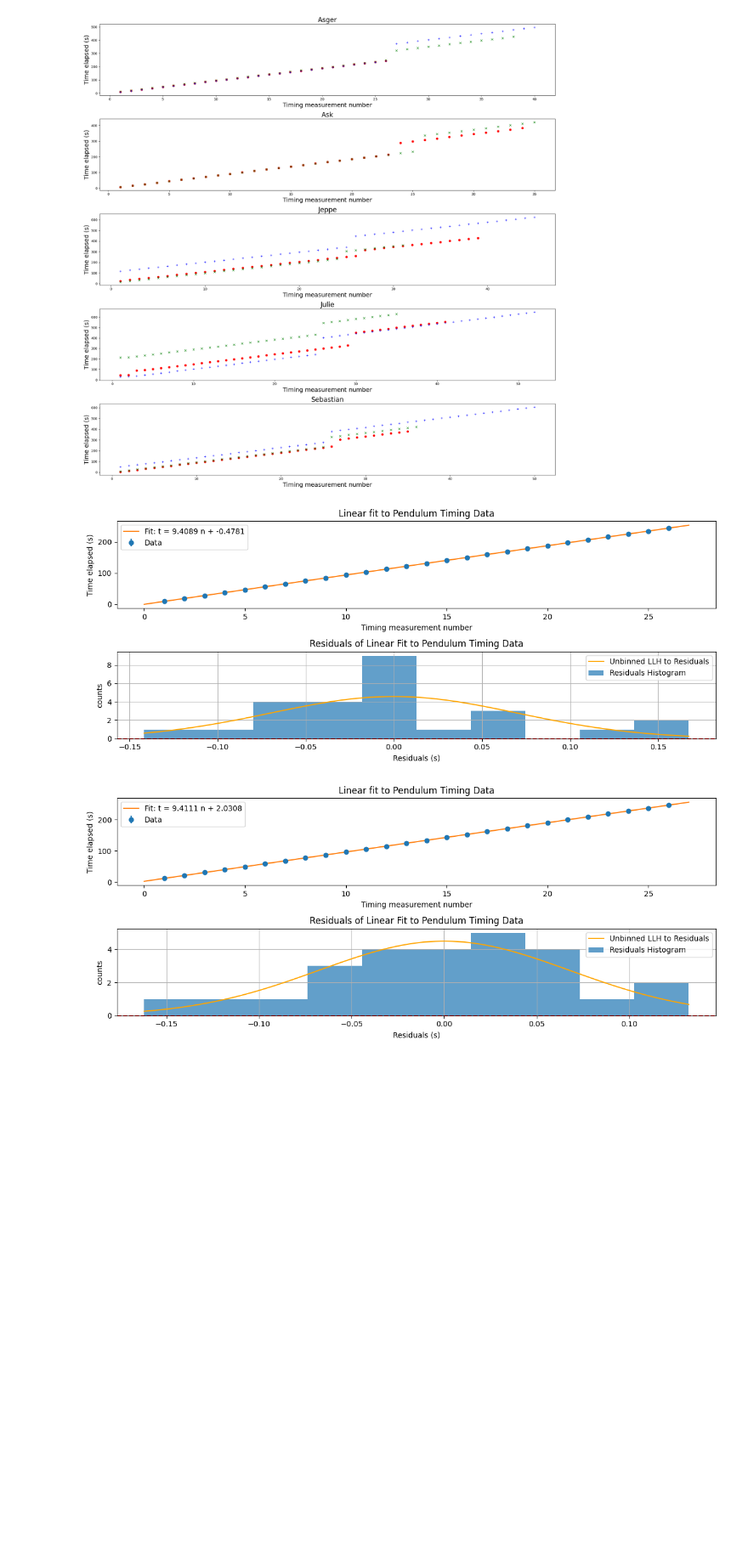
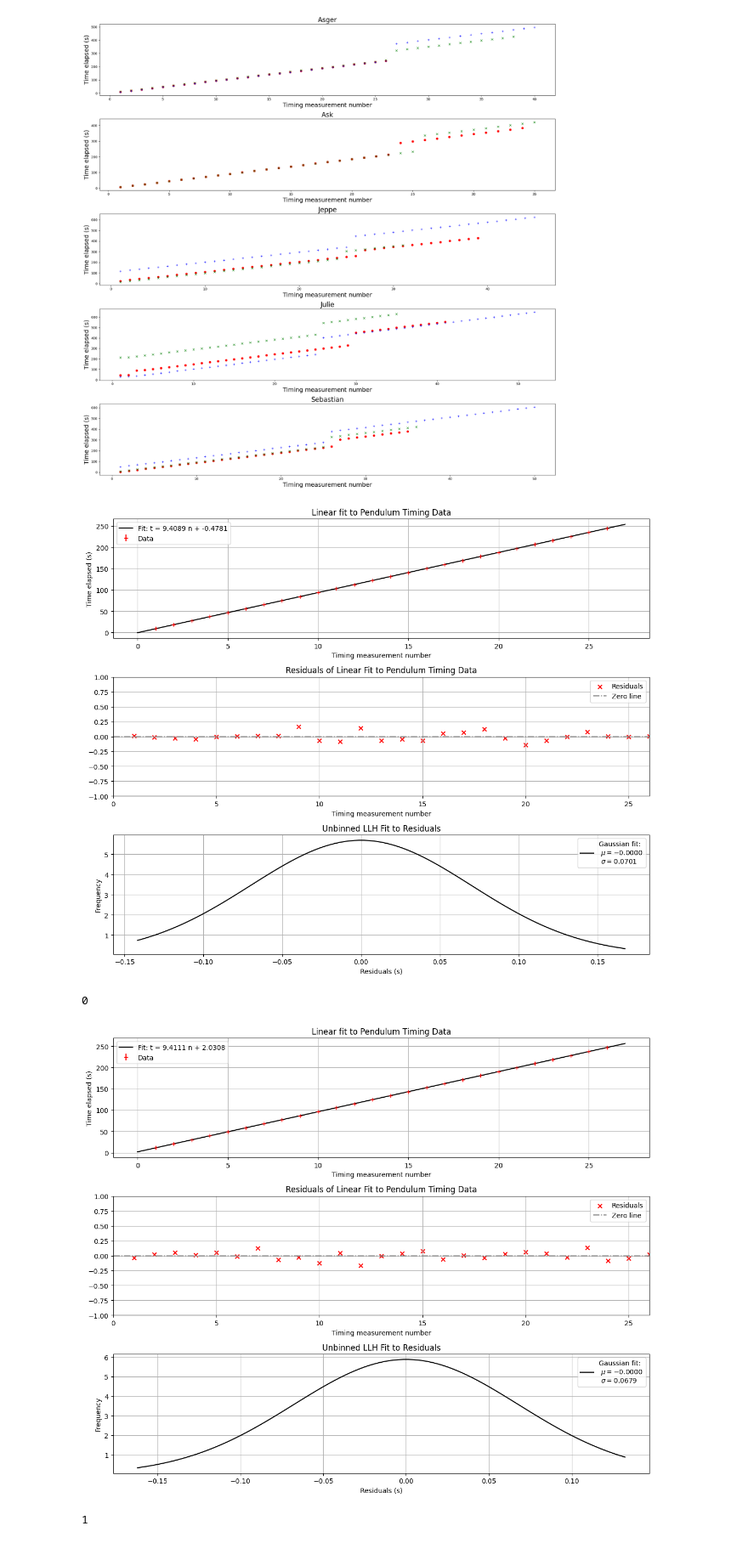
Before and after one commit to Julieloegstrup/Project, a Jupyter notebook: Pendulum/asger/asger_pendulum.ipynb, the cells around one changed output. Shown at 85% size. Saved outputs shown, nothing was run; the diff lists cells and outputs as text; code cells hidden in the pictures; blank space fills up the shorter version.

Commit message:
fixed plots

```diff
--- a/Pendulum/asger/asger_pendulum.ipynb
+++ b/Pendulum/asger/asger_pendulum.ipynb
@@ -146,6 +146,7 @@ def gauss_pdf(x,mu, sigma) :
     return 1.0 / np.sqrt(2*np.pi) / sigma * np.exp( -0.5 * (x-mu)**2 / sigma**2)
 
 def clean_data(data_array):
+
 
     criterion = 1.0 / (2 * len(data_array))  # Bonferroni correction
     mean = data_array.mean()
@@ -164,7 +165,8 @@ def clean_data(data_array):
     # apply mask to the inputs (use local arrays, not the global L30cm)
     data_subset = data_array[keep_mask]
 
-    return data_subset
+
+    return data_subset, keep_mask
 # %%
 i=0
 param_list = []
@@ -178,7 +180,13 @@ for dat in data_sets:
         n_cut, t_cut = cut_data(n, t, max_n=26)
 
     if i==8:
-        n,t =n[2:], t[2:]  # Julie 2 has an outlier at n=0
+        n_cut,t_cut =n_cut[3:], t_cut[3:]  # Julie 2 has an outlier at n=0
+
+    if i==9:
+        n_cut,t_cut =n_cut[2:], t_cut[2:]  # Julie 3 has outliers at n=0
+
+    if i==10:
+        n_cut,t_cut =n_cut[2:], t_cut[2:]
 
     chi2_lin =cost.LeastSquares(n_cut, t_cut, sig_t, lin_fit)
     m_lin = Minuit(chi2_lin, a=0.1, b=0.1)
@@ -199,61 +207,83 @@ sigmas = []
 for dat, params in zip(data_sets, param_list):
     n, t = cut_data(*dat, max_n=23 if i in (3,4,6,7,9,10,12,13) else 26)
     if i==8:
-        n,t =n[2:], t[2:]  # Julie 1 has outliers at n=0
+        n,t =n[2:], t[2:]  # Julie 1 has outliers at n=0,1
 
     a, b = params
     #a_rest, b_rest = params_rest
-    fig, axs = plt.subplots(2,1,figsize=(12,5))
-    axs[0].errorbar(n, t, yerr=sig_t, fmt='o', label='Data')
+    fig, axs = plt.subplots(3,1,figsize=(12,10))
+    axs[0].errorbar(n, t, yerr=sig_t,c='red',fmt='+', label='Data')
     #axs[0].errorbar(n_rest, t_rest, yerr=sig_t, fmt='x', label='Data after break')
     n_fit = np.linspace(0, 27, 100)
 
     t_fit = lin_fit(n_fit, a, b)
     #if len(n_rest)>3:
         #t_fit_rest = lin_fit(n_fit, a_rest, b_rest)
-    axs[0].plot(n_fit, t_fit, label='Fit: t = {:.4f} n + {:.4f}'.format(a, b))
+    axs[0].plot(n_fit, t_fit,c='black', label='Fit: t = {:.4f} n + {:.4f}'.format(a, b))
     #if len(t_fit_rest) !=0:
         #axs[0].plot(n_fit, t_fit_rest, label='Fit after break: t = {:.4f} n + {:.4f}'.format(a_rest, b_rest))
     axs[0].set_xlabel('Timing measurement number')
     axs[0].set_ylabel('Time elapsed (s)')
     axs[0].set_title('Linear fit to Pendulum Timing Data')
     axs[0].legend()
+    axs[0].grid()
+
     # residual plot
 
     residuals = np.array(t - lin_fit(n, a, b))
+    n_res = np.arange(1,len(residuals)+1,1)
+
     # Clean residuals from outliers
     for _ in range(8):  # Repeat cleaning process 8 times
-        residuals = clean_data(residuals)
+        residuals, keep_mask = clean_data(residuals)
+        n_res = n_res[keep_mask]
+
+    axs[1].scatter(n_res, residuals, color='red', marker='x', label='Residuals')
+    axs[1].set_title('Residuals of Linear Fit to Pendulum Timing Data')
+    axs[1].set_xlabel('Timing measurement number')
+    axs[1].set_ylim(-1.0, 1.0)
+    axs[1].set_xlim(0, 23 if (i==3 or i==6) else 26)
+    axs[1].axhline(0, color='grey', linestyle='-.', label='Zero line')
+    axs[1].legend()
+    axs[1].grid()
 
 
 
     ullhfit = cost.UnbinnedNLL(residuals, gauss_pdf)
 
     minuit_ullh = Minuit(ullhfit,  mu=0, sigma=0.1)
     minuit_ullh.migrad()
     #Nbins= int(np.sqrt(len(n)))
-    Nbins=10
+    #Nbins=10
 
-    counts, edges = np.histogram(residuals, bins=Nbins)
-    bin_width = edges[1] - edges[0]
-    bin_centers = 0.5 * (edges[1:] + edges[:-1])
-    axs[1].bar(bin_centers, counts, width=bin_width, alpha=0.7, label='Residuals Histogram')
+    #counts, edges = np.histogram(residuals, bins=Nbins)
+    #bin_width = edges[1] - edges[0]
+    #bin_centers = 0.5 * (edges[1:] + edges[:-1])
+    #axs[1].bar(bin_centers, counts, width=bin_width, alpha=0.7, label='Residuals Histogram')
     x_plot = np.linspace(min(residuals), max(residuals), 100)
-    y_plot =  len(residuals) * bin_width *gauss_pdf(x_plot, minuit_ullh.values['mu'], minuit_ullh.values['sigma'])
-    axs[1].plot(x_plot, y_plot, color='orange', label='Unbinned LLH to Residuals')
+    #y_plot =  len(residuals) * bin_width *gauss_pdf(x_plot, minuit_ullh.values['mu'], minuit_ullh.values['sigma'])
+    y_plot =  gauss_pdf(x_plot, minuit_ullh.values['mu'], minuit_ullh.values['sigma'])
+    axs[2].plot(x_plot, y_plot, color='black', label='Gaussian fit: \n $\mu = {:.4f}$ \n $\sigma = {:.4f}$'.format(minuit_ullh.values['mu'], minuit_ullh.values['sigma']))
+
     #axs[1].bar(edges[:-1], counts, width=bin_width, alpha=0.7, label='Residuals Histogram')
-    axs[1].axhline(0, color='red', linestyle='--')
-    axs[1].set_xlabel('Residuals (s)')
-    axs[1].set_ylabel('counts')
-    axs[1].grid()
+    #axs[1].axhline(0, color='red', linestyle='--')
+    #axs[1].set_xlabel('Residuals (s)')
+    #axs[1].set_ylabel('counts')
+    #axs[1].grid()
     #axs[1].set_ylim(-0.01, 0.01)
     #axs[1].set_xlim(0, 23 if (i==3 or i==6) else 26)
-    axs[1].set_title('Residuals of Linear Fit to Pendulum Timing Data')
-    axs[1].legend()
+    axs[2].set_title('Unbinned LLH Fit to Residuals')
+    axs[2].set_xlabel('Residuals (s)')
+    axs[2].set_ylabel('Frequency')
+    axs[2].legend()
+    axs[2].grid()
     plt.tight_layout()
     plt.show()
     sigmas.append(minuit_ullh.values['sigma'])
+    print(i)
     i += 1
 # %% [output]
-[figure, old version]
+[figure, new version]
+0
-[figure, old version]
+[figure, new version]
+1
```
Also changed, not shown: parts of 4 cells of this notebook.
